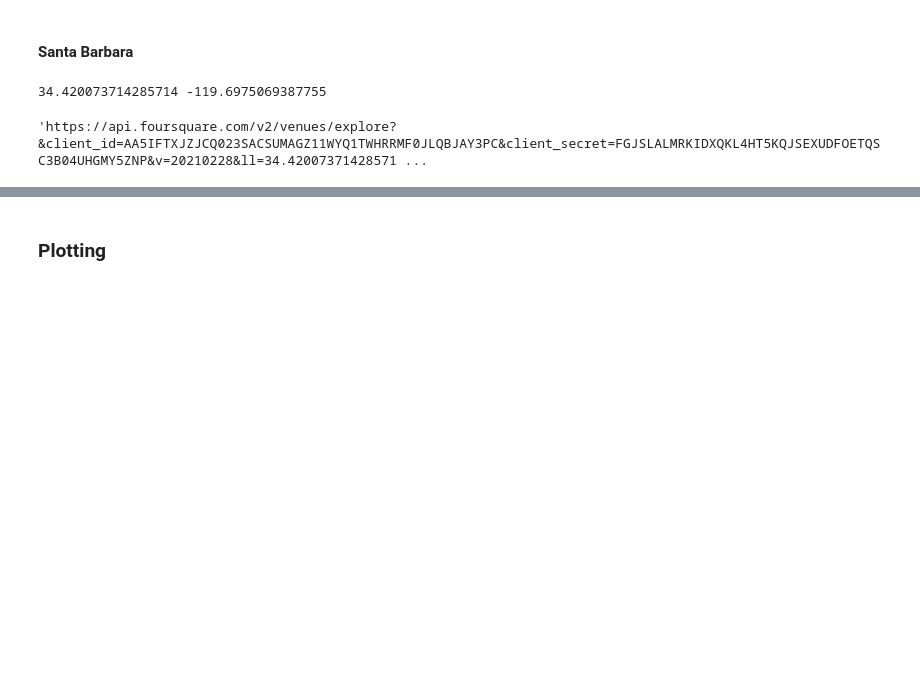
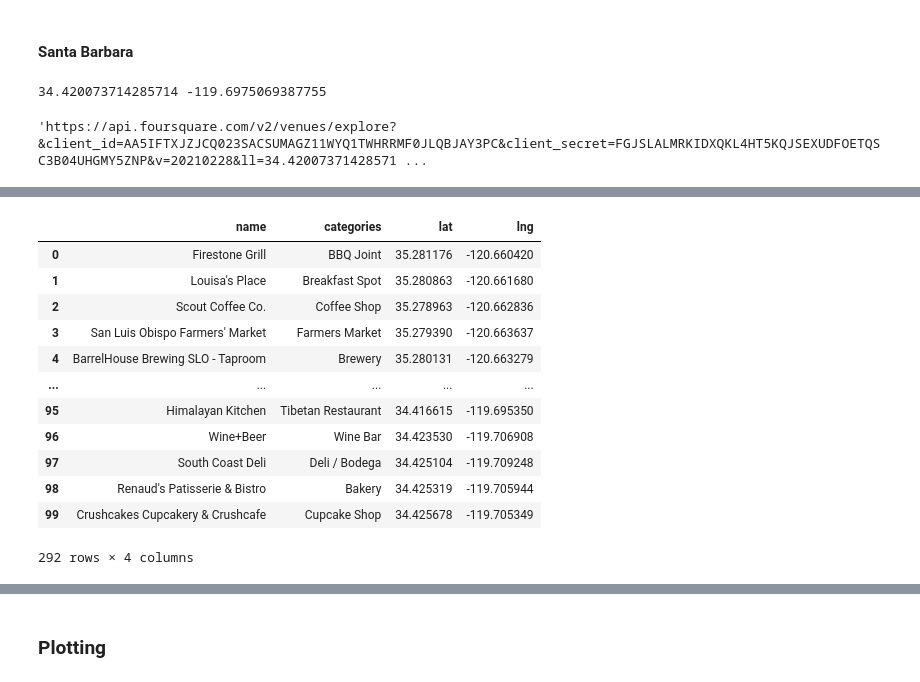
Before and after one commit to georgejordan3/IBM_Capstone, a Jupyter notebook: Bicycle_Cities.ipynb, the cells around one changed output, grey strips where cells are left out. Drawn from its saved outputs; the diff is of its cells as text; code cells hidden in the pictures; blank space fills up the shorter version.

```diff
--- a/Bicycle_Cities.ipynb
+++ b/Bicycle_Cities.ipynb
@@ -304,0 +354,17 @@ sb_venues
+# %%
+combined = sl_venues.append([m_venues, sb_venues])
+combined
+# %% [output]
+|  | name | categories | lat | lng |
+| 0 | Firestone Grill | BBQ Joint | 35.281176 | -120.660420 |
+| 1 | Louisa's Place | Breakfast Spot | 35.280863 | -120.661680 |
+| 2 | Scout Coffee Co. | Coffee Shop | 35.278963 | -120.662836 |
+| 3 | San Luis Obispo Farmers' Market | Farmers Market | 35.279390 | -120.663637 |
+| 4 | BarrelHouse Brewing SLO - Taproom | Brewery | 35.280131 | -120.663279 |
+| ... | ... | ... | ... | ... |
+| 95 | Himalayan Kitchen | Tibetan Restaurant | 34.416615 | -119.695350 |
+| 96 | Wine+Beer | Wine Bar | 34.423530 | -119.706908 |
+| 97 | South Coast Deli | Deli / Bodega | 34.425104 | -119.709248 |
+| 98 | Renaud's Patisserie & Bistro | Bakery | 34.425319 | -119.705944 |
+| 99 | Crushcakes Cupcakery & Crushcafe | Cupcake Shop | 34.425678 | -119.705349 |
+292 rows × 4 columns
```
Also changed, not shown: parts of 8 cells of this notebook.
